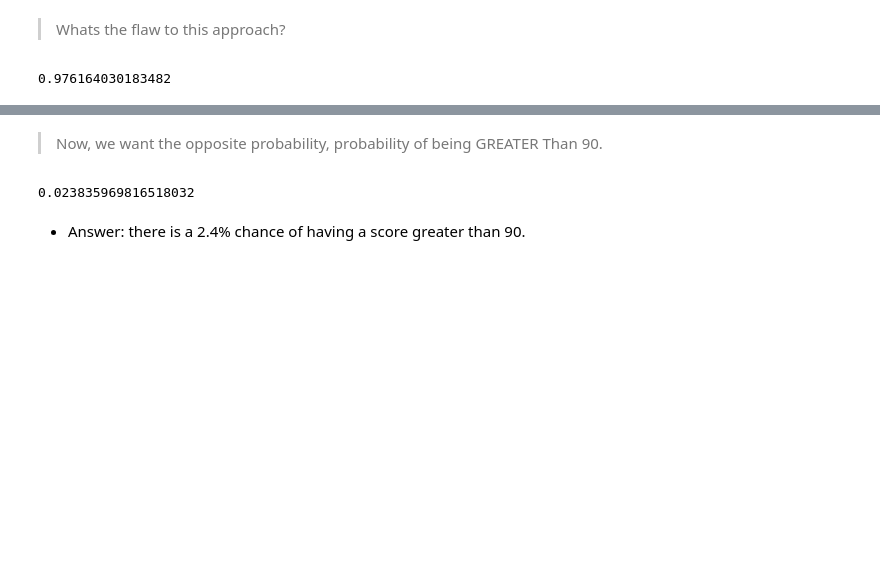
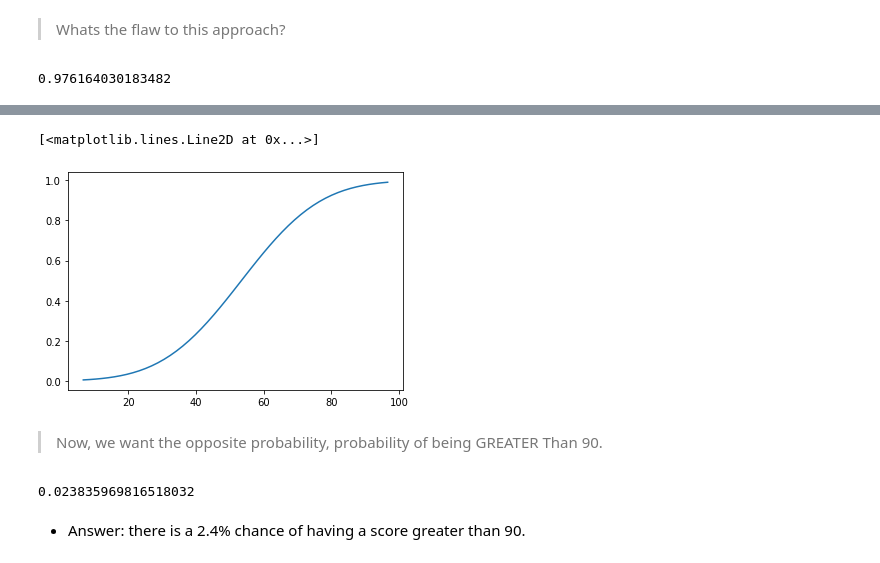
Before and after one commit to purvikansara/Demo, a Jupyter notebook: Hypothesis/From Distributions to Hypothesis .ipynb, the cells around one changed output, grey strips where cells are left out. Drawn from its saved outputs; the diff is of its cells as text; code cells hidden in the pictures; blank space fills up the shorter version.

```diff
--- a/Hypothesis/From Distributions to Hypothesis .ipynb
+++ b/Hypothesis/From Distributions to Hypothesis .ipynb
@@ -204,3 +210,6 @@ p_less_90 = stats.norm.cdf(90, loc=dist_stats.loc['mean'], scale=dist_stats.loc[
 p_less_90
 # %% [output]
 0.976164030183482
+# %%
+cdf = stats.norm.cdf(xs, loc=dist_stats.loc['mean'], scale = dist_stats.loc['std'])
+cdf
@@ -207,3 +227,8 @@ p_less_90
+# %%
+plt.plot(xs, cdf)
+# %% [output]
+[<matplotlib.lines.Line2D at 0x...>]
+[figure, added]
 # %% [markdown]
 > Now, we want the opposite probability, probability of being GREATER Than 90.
 # %%
```
Also changed, not shown: parts of 7 cells of this notebook.
